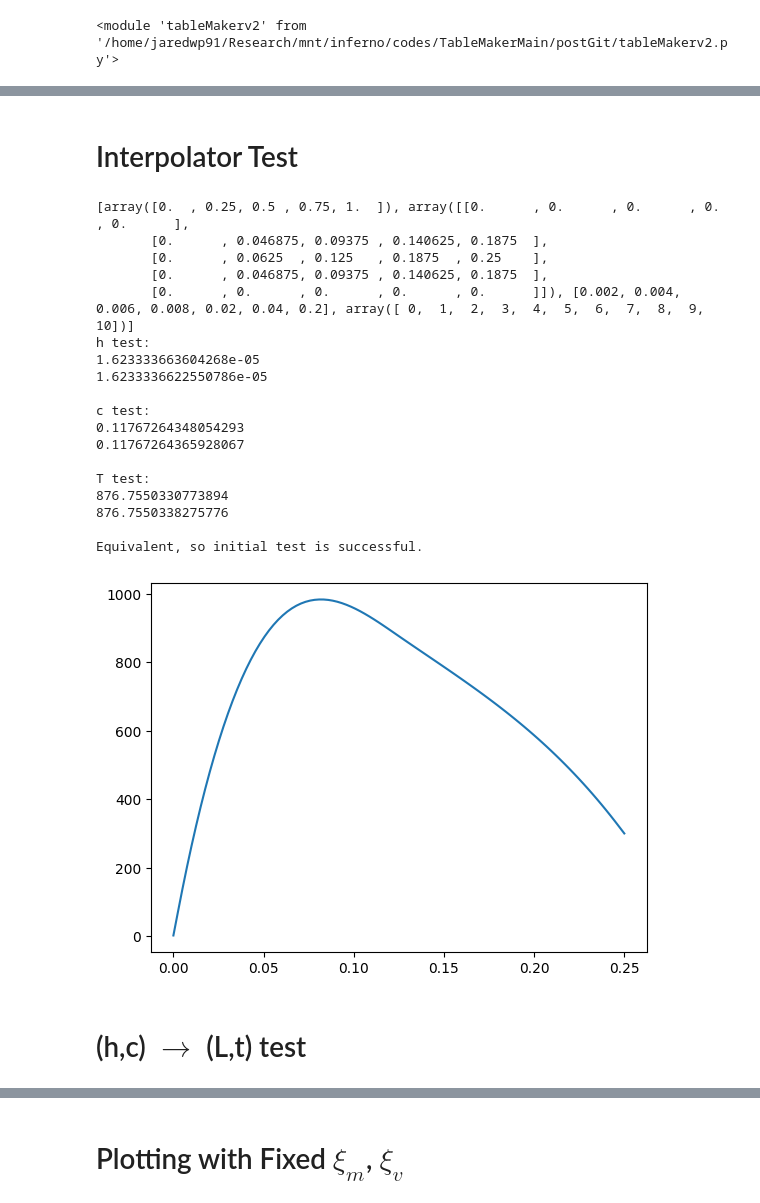
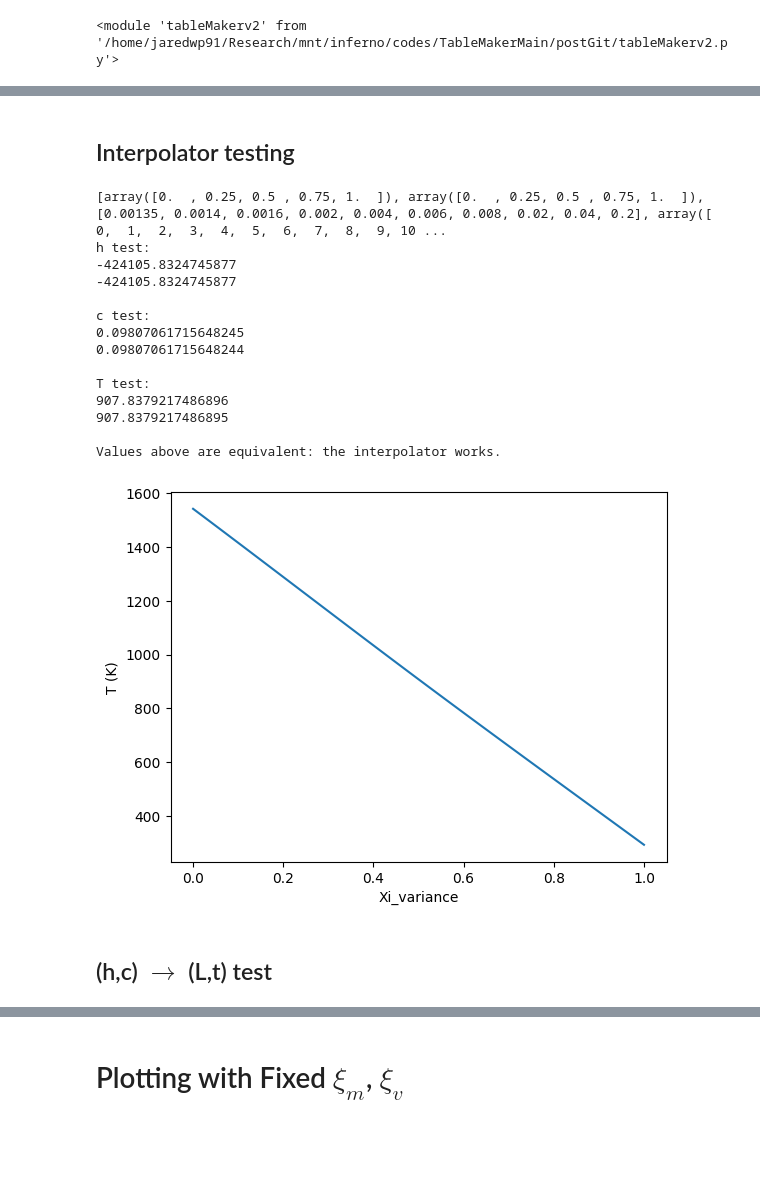
Before and after one commit to jwp91/TableMaker, a Jupyter notebook: flameTableMaker_workspace.ipynb, the cells around one changed output, grey strips where cells are left out. Drawn from its saved outputs; the diff is of its cells as text; code cells hidden in the pictures; blank space fills up the shorter version.

```diff
--- a/flameTableMaker_workspace.ipynb
+++ b/flameTableMaker_workspace.ipynb
@@ -199,21 +171,23 @@ Lines = Table""")
 #Table Test: time the creation of a temperature table
 import time
 
-Lvals = [0.002, 0.004, 0.006, 0.008, 0.02, 0.04, 0.2]
+path = r"./aPriori/TNF"
+Lvals = [0.00135, 0.0014, 0.0016, 0.002, 0.004, 0.006, 0.008, 0.02, 0.04, 0.2]
 tvals = np.arange(0,11,1)
-path = r"./data"
+
+data_output = tm2.get_data_files(path, Lvals, tvals)
 
 #----- Create T Table
-phi = 'T'
 start = time.process_time()
-table, indices = tableMaker.makeLookupTable(path, Lvals, tvals, phi)
+table, indices = tm2.makeLookupTable(path, Lvals, tvals, phi='T',
+                                           get_data_files_output = data_output)
 elapsed = (time.process_time()-start)
 print(f"Time elapsed to process temperature table = {elapsed:.2f} seconds")
 
 #----- Creatte h & c tables
-phi = 'h'
-h_table, h_indices = tableMaker.makeLookupTable(path, Lvals, tvals, phi)
-phi = 'c'
-c_table, c_indices = tableMaker.makeLookupTable(path, Lvals, tvals, phi)
+h_table, h_indices = tm2.makeLookupTable(path, Lvals, tvals, phi='h',
+                                           get_data_files_output = data_output)
+c_table, c_indices = tm2.makeLookupTable(path, Lvals, tvals, phi='c',
+                                           get_data_files_output = data_output)
 print('h & c tables complete')
 # %% [output]
@@ -221,61 +195,60 @@ Time elapsed to process temperature table = 38.72 seconds
 h & c tables complete
 # %% [markdown]
-# Interpolator Test
+## Interpolator testing
 # %%
 # Test the Interpolator
-Ih = tableMaker.createInterpolator(h_table, h_indices)
-Ic = tableMaker.createInterpolator(c_table, c_indices)
-It = tableMaker.createInterpolator(table, indices)
+Ih = tm2.createInterpolator(h_table, h_indices)
+Ic = tm2.createInterpolator(c_table, c_indices)
+It = tm2.createInterpolator(table, indices)
 
 print(h_indices)
+#---------------
 print("h test:")
-htest = h_table[2][2][1][1]  # means xim = 0.25, xiv = 0.046875, L = 0.004, t = 1
+xim = 0.5
+xiv = 0.5*xim*(1-xim)
+L = 0.0014
+t = 1
+htest = h_table[2][2][1][1]
 print(htest)
-xim = 0.5
-xiv = 0.125
-L = 0.004
-t = 1
 print(Ih(xim, xiv, L, t))
 print()
 
 print("c test:")
 ctest = c_table[2][2][1][1]
 print(ctest)
 print(Ic(xim, xiv, L, t))
 print()
 
 print("T test:")
 ttest = table[2][2][1][1]
 print(ttest)
 print(It(xim, xiv, L, t))
 print()
 
-print("Equivalent, so initial test is successful.")
-xivs = np.linspace(0, 0.25, 100)
-Tarrtest = np.nan_to_num([It(xim, v, L, t) for v in xivs], nan=-1)
-plt.plot(xivs, Tarrtest);
+print("Values above are equivalent: the interpolator works.")
+xivs = np.linspace(0, 1, 100)
+Tarrtest = np.nan_to_num([It(xim, v*xim*(1-xim), L, t) for v in xivs], nan=-1)
+plt.plot(xivs, Tarrtest)
+plt.xlabel("Xi_variance")
+plt.ylabel("T (K)");
 # %% [output]
-[array([0.  , 0.25, 0.5 , 0.75, 1.  ]), array([[0.      , 0.      , 0.      , 0.      , 0.      ],
-       [0.      , 0.046875, 0.09375 , 0.140625, 0.1875  ],
-       [0.      , 0.0625  , 0.125   , 0.1875  , 0.25    ],
-       [0.      , 0.046875, 0.09375 , 0.140625, 0.1875  ],
-       [0.      , 0.      , 0.      , 0.      , 0.      ]]), [0.002, 0.004, 0.006, 0.008, 0.02, 0.04, 0.2], array([ 0,  1,  2,  3,  4,  5,  6,  7,  8,  9, 10])]
+[array([0.  , 0.25, 0.5 , 0.75, 1.  ]), array([0.  , 0.25, 0.5 , 0.75, 1.  ]), [0.00135, 0.0014, 0.0016, 0.002, 0.004, 0.006, 0.008, 0.02, 0.04, 0.2], array([ 0,  1,  2,  3,  4,  5,  6,  7,  8,  9, 10 ...
 h test:
-1.623333663604268e-05
-1.6233336622550786e-05
+-424105.8324745877
+-424105.8324745877
 
 c test:
-0.11767264348054293
-0.11767264365928067
+0.09807061715648245
+0.09807061715648244
 
 T test:
-876.7550330773894
-876.7550338275776
+907.8379217486896
+907.8379217486895
 
-Equivalent, so initial test is successful.
+Values above are equivalent: the interpolator works.
-[figure, old version]
+[figure, new version]
 # %% [markdown]
-# (h,c) $\rightarrow$ (L,t) test
+## (h,c) $\rightarrow$ (L,t) test
 # %%
 Lbounds = [min(Lvals), max(Lvals)]
 tbounds = [min(tvals), max(tvals)]
```
Also changed, not shown: parts of 19 cells of this notebook, 5 other files.
